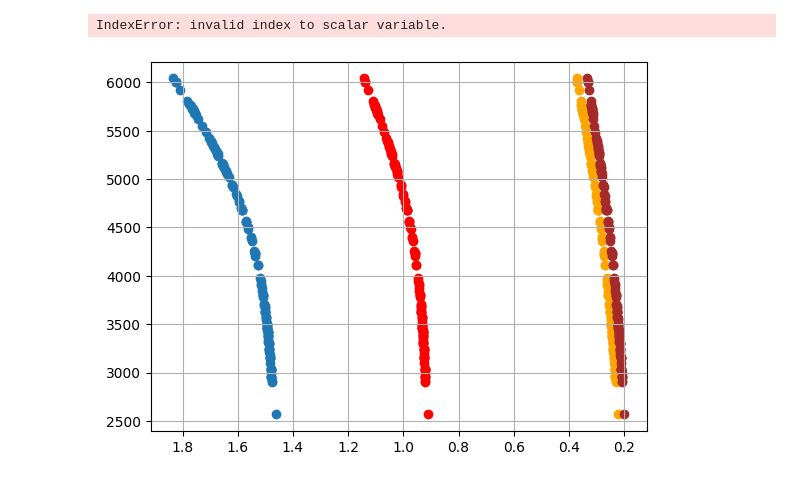
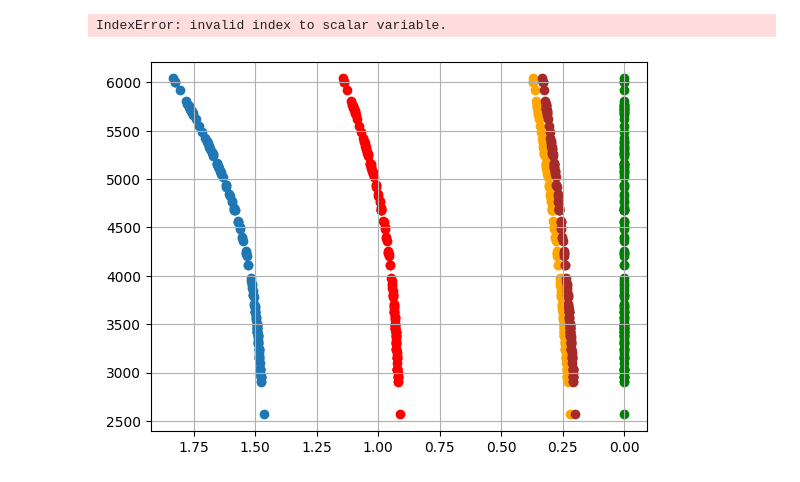
Before and after one commit to Vegaaa99/Tesis, a Jupyter notebook: Data_Analysisi.ipynb, the cells around one changed output. Cells and saved outputs as stored; diff of their text form; code cells hidden in the pictures.

Commit message:
Adding graphs HZ flux and distances

```diff
--- a/Data_Analysisi.ipynb
+++ b/Data_Analysisi.ipynb
@@ -109,10 +109,11 @@ T_eff = main_stars_kopparu['Stellar_effective_temperature']
 S_eff = np.zeros_like(T_eff)
 T = np.array(T_eff) - 5780 # Se toma como temperatura del sol 5780k
 #Calculating coefficients
-a = [2.136e-4, 1.332e-4, 6.171e-5, 5.547e-5]
-b = [2.533e-8, 1.580e-8, 1.698e-9, 1.526e-9]
-c = [-1.332e-11, -8.308e-12, -3.198e-12, -2.874e-12]
-d = [-3.097e-15, -1.931e-15, -5.575e-16, -5.011e-16]
+a = [2.136e-4, 1.332e-4, 6.171e-5, 5.547e-5, 1.433e-4, 1.209e-4]
+b = [2.533e-8, 1.580e-8, 1.698e-9, 1.526e-9, 1.707e-8, 1.404e-8]
+c = [-1.332e-11, -8.308e-12, -3.198e-12, -2.874e-12, -8.968e-12, -7.418e-12]
+d = [-3.097e-15, -1.931e-15, -5.575e-16, -5.011e-16, -2.084e-15, -1.713e-15]
+
 T
 # %% [output]
 array([-6.21000e+02, -1.22800e+03, -3.21400e+03, -7.63000e+02,
@@ -171,16 +196,18 @@ for i in range(len(T_eff)):
 # %% [output]
 IndexError: invalid index to scalar variable.
 # %%
-# Graficando Temperatura vs ratio S_eff/S_o
+# Graficando Temperatura vs  S_eff
 
 plt.scatter(recentVenus, T_eff)
 plt.scatter(runawayGreenhouse, T_eff, color = 'red')
 plt.scatter(maxGreenhouse, T_eff, color = 'orange')
 plt.scatter(earlyMars, T_eff, color = 'brown')
+plt.scatter(fivemeRunaway, T_eff, color = 'green')
+#plt.scatter(tenthmeRunaway,T_eff, color= "black")
 plt.gca().invert_xaxis()
 plt.grid(True)
 plt.show()
 # %% [output]
-[figure, old version]
+[figure, new version]
 # %%
 # Calculating distances
```
Also changed, not shown: parts of 2 cells of this notebook.
